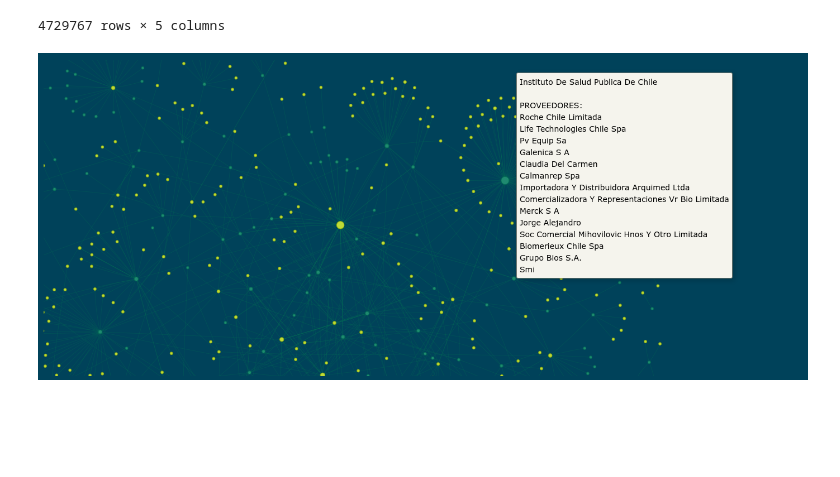
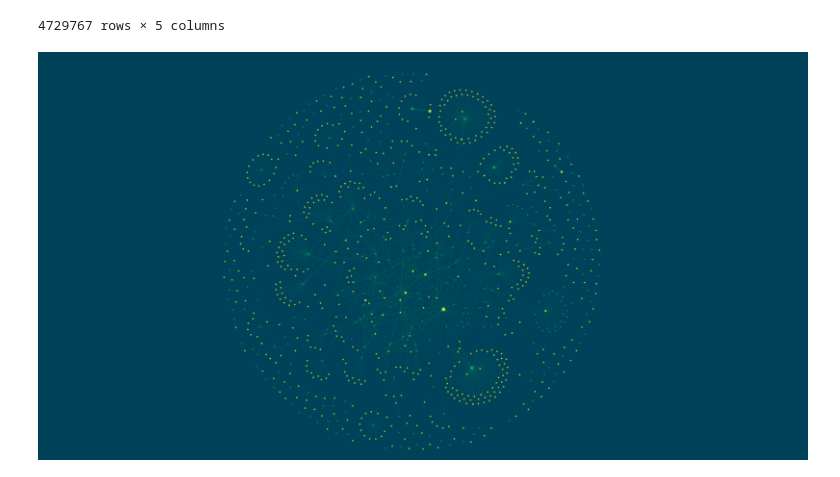
Before and after one commit to csalazar94/public-market-network-visualization, a Jupyter notebook: Mercado publico - ordenes de compra.ipynb, the cells around one changed output. Cells and saved outputs as stored; diff of their text form; code cells hidden in the pictures; blank space fills up the shorter version.

Commit message:
fix gitlab screenshots visualization with python display

```diff
--- a/Mercado publico - ordenes de compra.ipynb
+++ b/Mercado publico - ordenes de compra.ipynb
@@ -136,5 +137,7 @@ for node in net.nodes:
 # Se muestra la visualizacion
 net.force_atlas_2based()
 net.show("Mercado publico.html")
-# %% [markdown]
-![image.png](attachment:b8b57b34-7671-48cb-ae4e-634a3c91475d.png)
+# %%
+display(Image(filename='screenshots/Captura desde 2023-01-28 19-31-27.png'))
+# %% [output]
+[figure, added]
```
Also changed, not shown: parts of 3 cells of this notebook, 3 other files.
